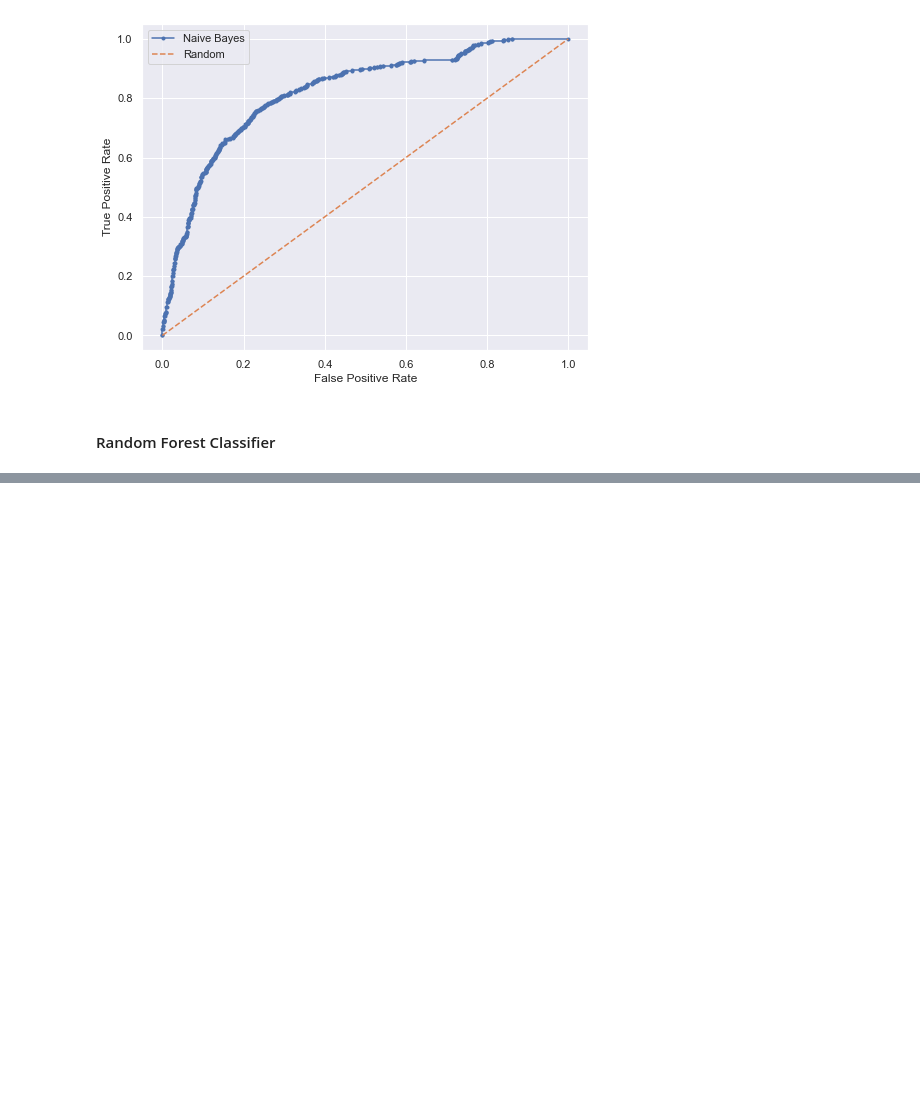
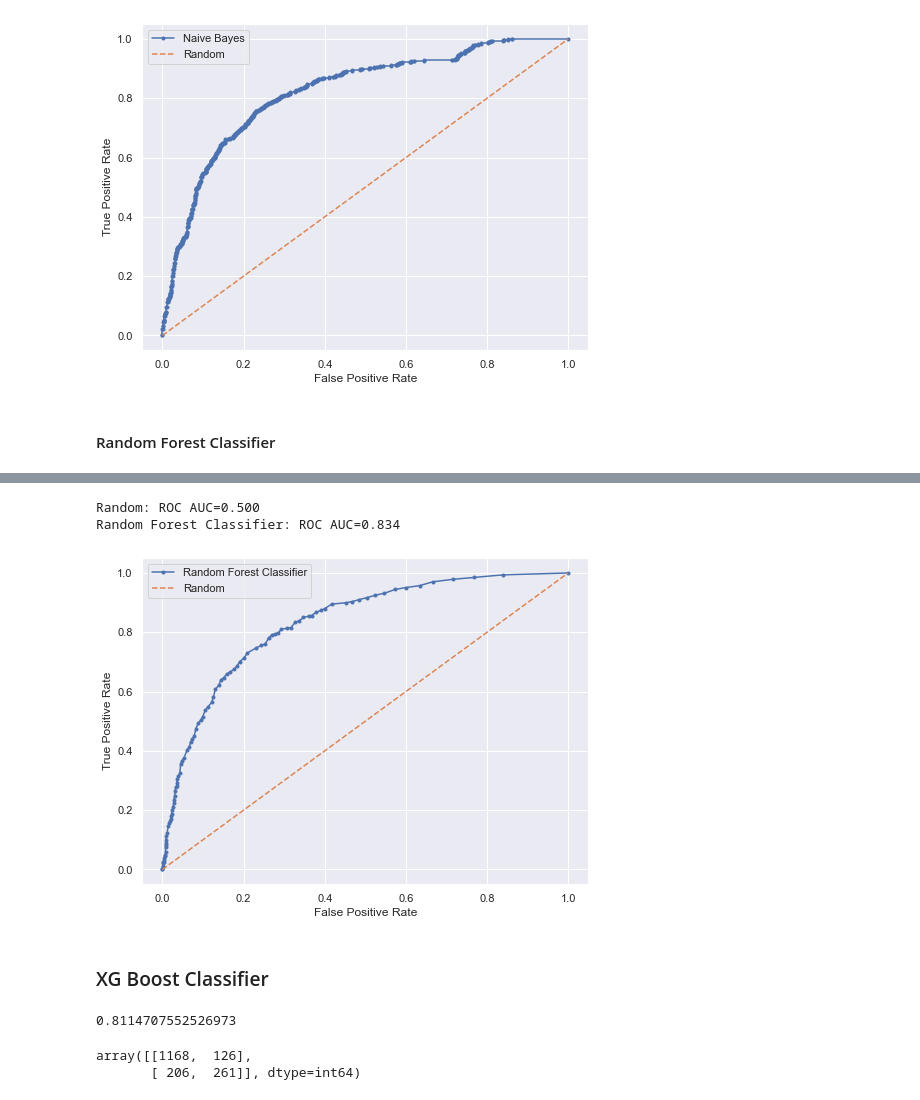
Before and after one commit to samarth-malhotra/Dissertation, a Jupyter notebook: Dissertation Project.ipynb, the cells around one changed output, grey strips where cells are left out. Saved outputs shown, nothing was run; the diff lists cells and outputs as text; code cells hidden in the pictures; blank space fills up the shorter version.

```diff
--- a/Dissertation Project.ipynb
+++ b/Dissertation Project.ipynb
@@ -668,20 +669,20 @@ weighted avg       0.79      0.73      0.75      2113
 # %%
 plt.figure(figsize=(8, 6))
 ns_probs = [0 for _ in range(len(y_test))]
-lr_probs = model.predict_proba(X_test)
+nb_probs = model.predict_proba(X_test)
 # keep probabilities for the positive outcome only
-lr_probs = lr_probs[:, 1]
+nb_probs = nb_probs[:, 1]
 # calculate scores
 ns_auc = roc_auc_score(y_test, ns_probs)
-lr_auc = roc_auc_score(y_test, lr_probs)
+nb_auc = roc_auc_score(y_test, nb_probs)
 # summarize scores
 print('Random: ROC AUC=%.3f' % (ns_auc))
-print('Naive Bayes: ROC AUC=%.3f' % (lr_auc))
+print('Naive Bayes: ROC AUC=%.3f' % (nb_auc))
 # calculate roc curves
 ns_fpr, ns_tpr, _ = roc_curve(y_test, ns_probs)
-lr_fpr, lr_tpr, _ = roc_curve(y_test, lr_probs)
+nb_fpr, nb_tpr, _ = roc_curve(y_test, nb_probs)
 # plot the roc curve for the model
-plt.plot(lr_fpr, lr_tpr, marker='.', label='Naive Bayes')
+plt.plot(nb_fpr, nb_tpr, marker='.', label='Naive Bayes')
 plt.plot(ns_fpr, ns_tpr, linestyle='--', label='Random')
 # axis labels
 plt.xlabel('False Positive Rate')
@@ -783,25 +795,31 @@ roc_auc_score(y_test, clf.predict_proba(X_test)[:,1])
 # %%
 plt.figure(figsize=(8, 6))
 ns_probs = [0 for _ in range(len(y_test))]
-lr_probs = clf.predict_proba(X_test)
+rf_probs = model.predict_proba(X_test)
 # keep probabilities for the positive outcome only
-lr_probs = lr_probs[:, 1]
+rf_probs = rf_probs[:, 1]
 # calculate scores
 ns_auc = roc_auc_score(y_test, ns_probs)
-lr_auc = roc_auc_score(y_test, lr_probs)
+rf_auc = roc_auc_score(y_test, rf_probs)
 # summarize scores
 print('Random: ROC AUC=%.3f' % (ns_auc))
-print('Random Forest Classifier: ROC AUC=%.3f' % (lr_auc))
+print('Random Forest Classifier: ROC AUC=%.3f' % (rf_auc))
 # calculate roc curves
 ns_fpr, ns_tpr, _ = roc_curve(y_test, ns_probs)
-lr_fpr, lr_tpr, _ = roc_curve(y_test, lr_probs)
+rf_fpr, rf_tpr, _ = roc_curve(y_test, rf_probs)
 # plot the roc curve for the model
-plt.plot(lr_fpr, lr_tpr, marker='.', label='Random Forest Classifier')
+plt.plot(rf_fpr, rf_tpr, marker='.', label='Random Forest Classifier')
 plt.plot(ns_fpr, ns_tpr, linestyle='--', label='Random')
 # axis labels
 plt.xlabel('False Positive Rate')
 plt.ylabel('True Positive Rate')
 # show the legend
 plt.legend()
 # show the plot
 plt.show()
+# %% [output]
+Random: ROC AUC=0.500
+Random Forest Classifier: ROC AUC=0.834
+[figure, added]
+# %% [markdown]
+### XG Boost Classifier
@@ -807,0 +843,5 @@ plt.show()
+# %%
+y_pred_test = model.predict(X_test)
+accuracy_score(y_test, y_pred_test)
+# %% [output]
+0.8114707552526973
@@ -807,0 +856,6 @@ plt.show()
+# %%
+# View confusion matrix for test data and predictions
+confusion_matrix(y_test, y_pred_test)
+# %% [output]
+array([[1168,  126],
+       [ 206,  261]], dtype=int64)
```
Also changed, not shown: parts of 30 cells of this notebook.
